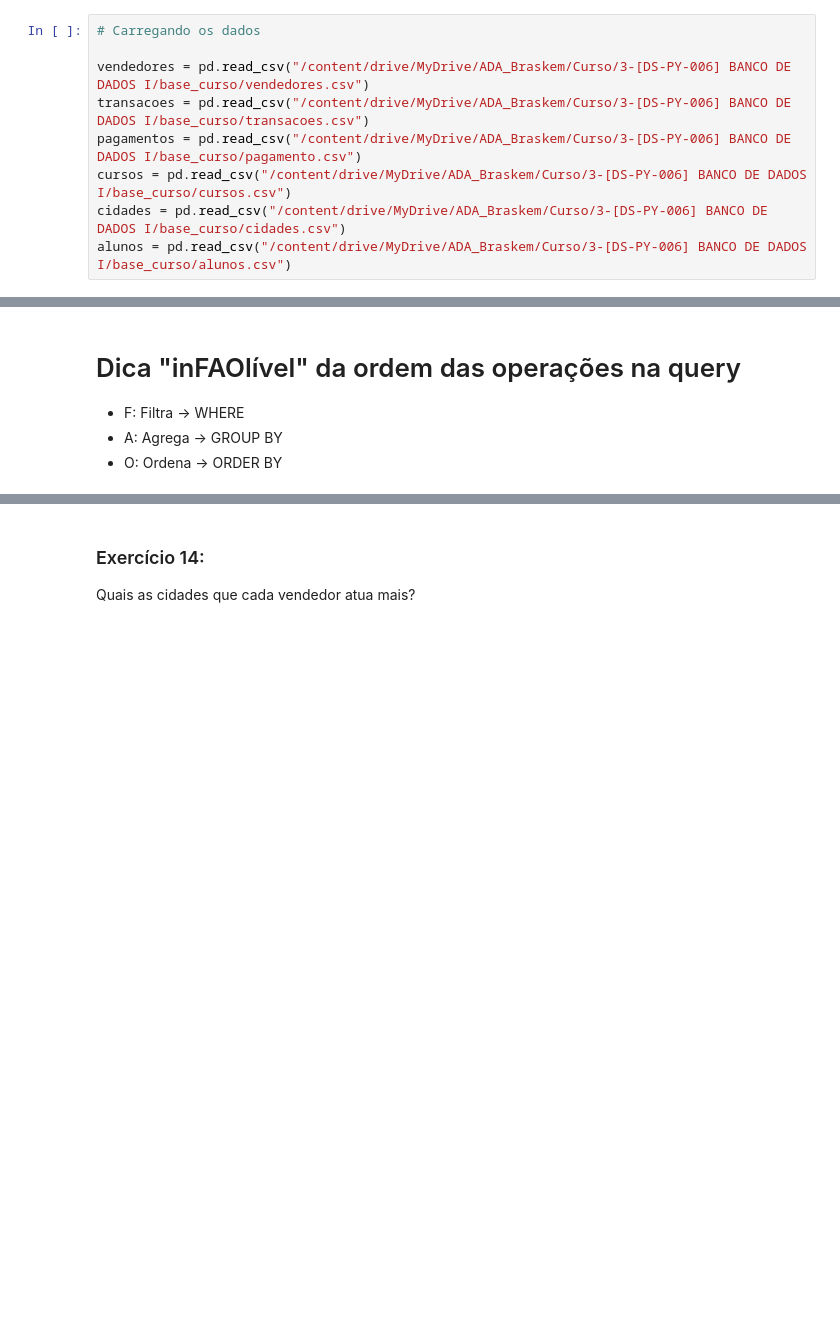
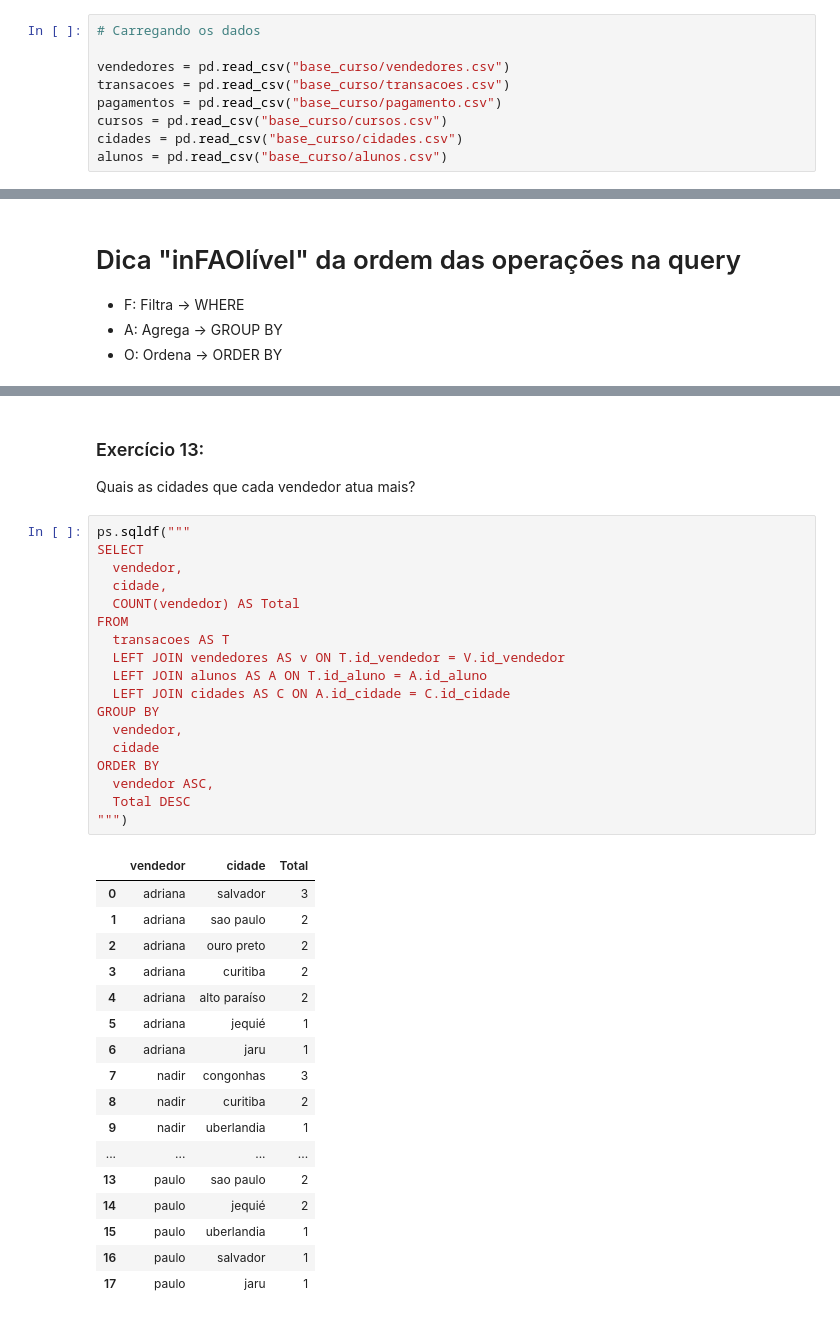
Before and after one commit to pedrofonsecapadilha/BeTechByBraskem, a Jupyter notebook: 03-BancoDeDadosI/Exercícios_aula_7.ipynb, the cells around one changed output, grey strips where cells are left out. Cells and saved outputs as stored; diff of their text form; blank space fills up the shorter version.

Commit message:
update 03-exercícios 7

```diff
--- a/03-BancoDeDadosI/Exercícios_aula_7.ipynb
+++ b/03-BancoDeDadosI/Exercícios_aula_7.ipynb
@@ -17,12 +30,12 @@ Mounted at /content/drive
 # %%
 # Carregando os dados
 
-vendedores = pd.read_csv("/content/drive/MyDrive/ADA_Braskem/Curso/3-[DS-PY-006] BANCO DE DADOS I/base_curso/vendedores.csv")
-transacoes = pd.read_csv("/content/drive/MyDrive/ADA_Braskem/Curso/3-[DS-PY-006] BANCO DE DADOS I/base_curso/transacoes.csv")
-pagamentos = pd.read_csv("/content/drive/MyDrive/ADA_Braskem/Curso/3-[DS-PY-006] BANCO DE DADOS I/base_curso/pagamento.csv")
-cursos = pd.read_csv("/content/drive/MyDrive/ADA_Braskem/Curso/3-[DS-PY-006] BANCO DE DADOS I/base_curso/cursos.csv")
-cidades = pd.read_csv("/content/drive/MyDrive/ADA_Braskem/Curso/3-[DS-PY-006] BANCO DE DADOS I/base_curso/cidades.csv")
-alunos = pd.read_csv("/content/drive/MyDrive/ADA_Braskem/Curso/3-[DS-PY-006] BANCO DE DADOS I/base_curso/alunos.csv")
+vendedores = pd.read_csv("base_curso/vendedores.csv")
+transacoes = pd.read_csv("base_curso/transacoes.csv")
+pagamentos = pd.read_csv("base_curso/pagamento.csv")
+cursos = pd.read_csv("base_curso/cursos.csv")
+cidades = pd.read_csv("base_curso/cidades.csv")
+alunos = pd.read_csv("base_curso/alunos.csv")
 # %%
 ps.sqldf("""
 SELECT
@@ -239,5 +505,41 @@ Quais pagamentos apresentam os maiores valores médio?
 # %% [markdown]
-### Exercício 14:
+### Exercício 13:
 
 Quais as cidades que cada vendedor atua mais?
+# %%
+ps.sqldf("""
+SELECT
+  vendedor,
+  cidade,
+  COUNT(vendedor) AS Total
+FROM
+  transacoes AS T
+  LEFT JOIN vendedores AS v ON T.id_vendedor = V.id_vendedor
+  LEFT JOIN alunos AS A ON T.id_aluno = A.id_aluno
+  LEFT JOIN cidades AS C ON A.id_cidade = C.id_cidade
+GROUP BY
+  vendedor,
+  cidade
+ORDER BY
+  vendedor ASC,
+  Total DESC
+""")
+# %% [output]
+|  | vendedor | cidade | Total |
+| 0 | adriana | salvador | 3 |
+| 1 | adriana | sao paulo | 2 |
+| 2 | adriana | ouro preto | 2 |
+| 3 | adriana | curitiba | 2 |
+| 4 | adriana | alto paraíso | 2 |
+| 5 | adriana | jequié | 1 |
+| 6 | adriana | jaru | 1 |
+| 7 | nadir | congonhas | 3 |
+| 8 | nadir | curitiba | 2 |
+| 9 | nadir | uberlandia | 1 |
+| ... | ... | ... | ... |
+| 13 | paulo | sao paulo | 2 |
+| 14 | paulo | jequié | 2 |
+| 15 | paulo | uberlandia | 1 |
+| 16 | paulo | salvador | 1 |
+| 17 | paulo | jaru | 1 |
 # %% [markdown]
```
Also changed, not shown: parts of 45 cells of this notebook.
